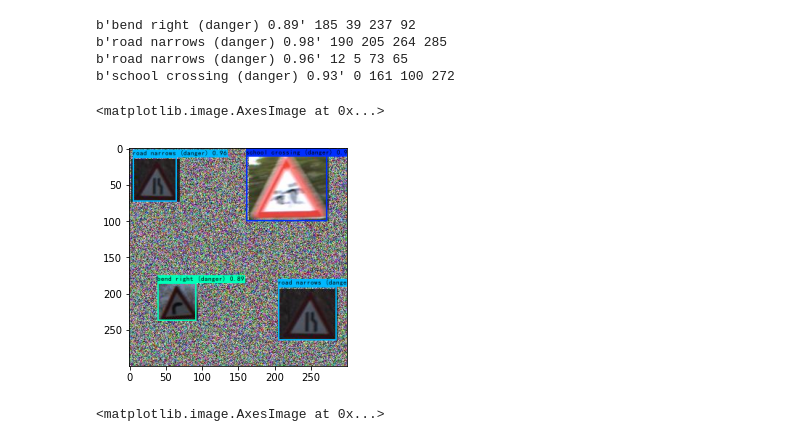
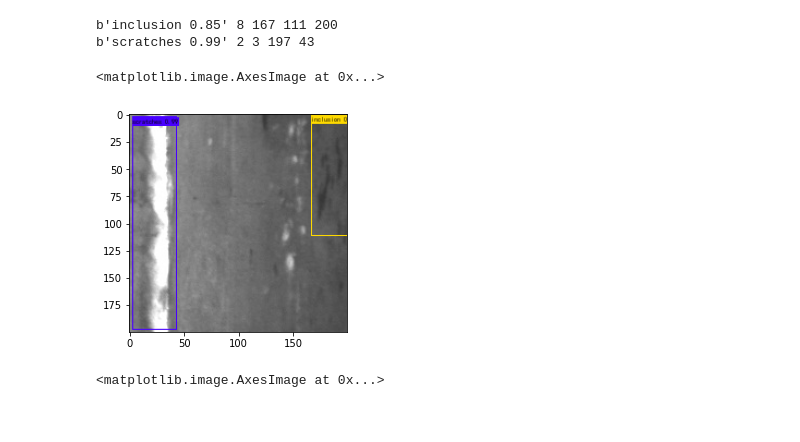
Before and after one commit to yy-dla/python, a Jupyter notebook: ssd_keras/ssd_predict.ipynb, the cells around one changed output. Saved outputs shown, nothing was run; the diff lists cells and outputs as text; code cells hidden in the pictures.

```diff
--- a/ssd_keras/ssd_predict.ipynb
+++ b/ssd_keras/ssd_predict.ipynb
@@ -18,19 +18,18 @@ logs/ep072-loss3.033-val_loss2.694.h5 model, anchors, and classes loaded.
 # %%
 # image = Image.open('E:\\MobileNet\\ssd_keras\\img\\test4.jpg')
-image = Image.open('F:\\GTSDB\\new_set\\val_images\\111.jpg')
+# image = Image.open('F:\\GTSDB\\new_set\\val_images\\111.jpg')
+image = Image.open('F:\\NEU-DET\\IMAGES\\scratches_121.jpg')
 # image = Image.open('F:\\VOC2012\\JPEGImages\\2012_004312.jpg')
 # image = Image.open('F:\\GTSDB\\ppmImages\\00033.ppm')
 
 r_image = ssd.detect_image(image)
 
 plt.imshow(r_image)
 # %% [output]
-b'bend right (danger) 0.89' 185 39 237 92
-b'road narrows (danger) 0.98' 190 205 264 285
-b'road narrows (danger) 0.96' 12 5 73 65
-b'school crossing (danger) 0.93' 0 161 100 272
+b'inclusion 0.85' 8 167 111 200
+b'scratches 0.99' 2 3 197 43
 <matplotlib.image.AxesImage at 0x...>
-[figure, old version]
+[figure, new version]
 # %%
 image = Image.open('F:\\GTSDB\\ppmImages\\00003.ppm')
 
```
Also changed, not shown: parts of 1 cell of this notebook, 8 other files.
